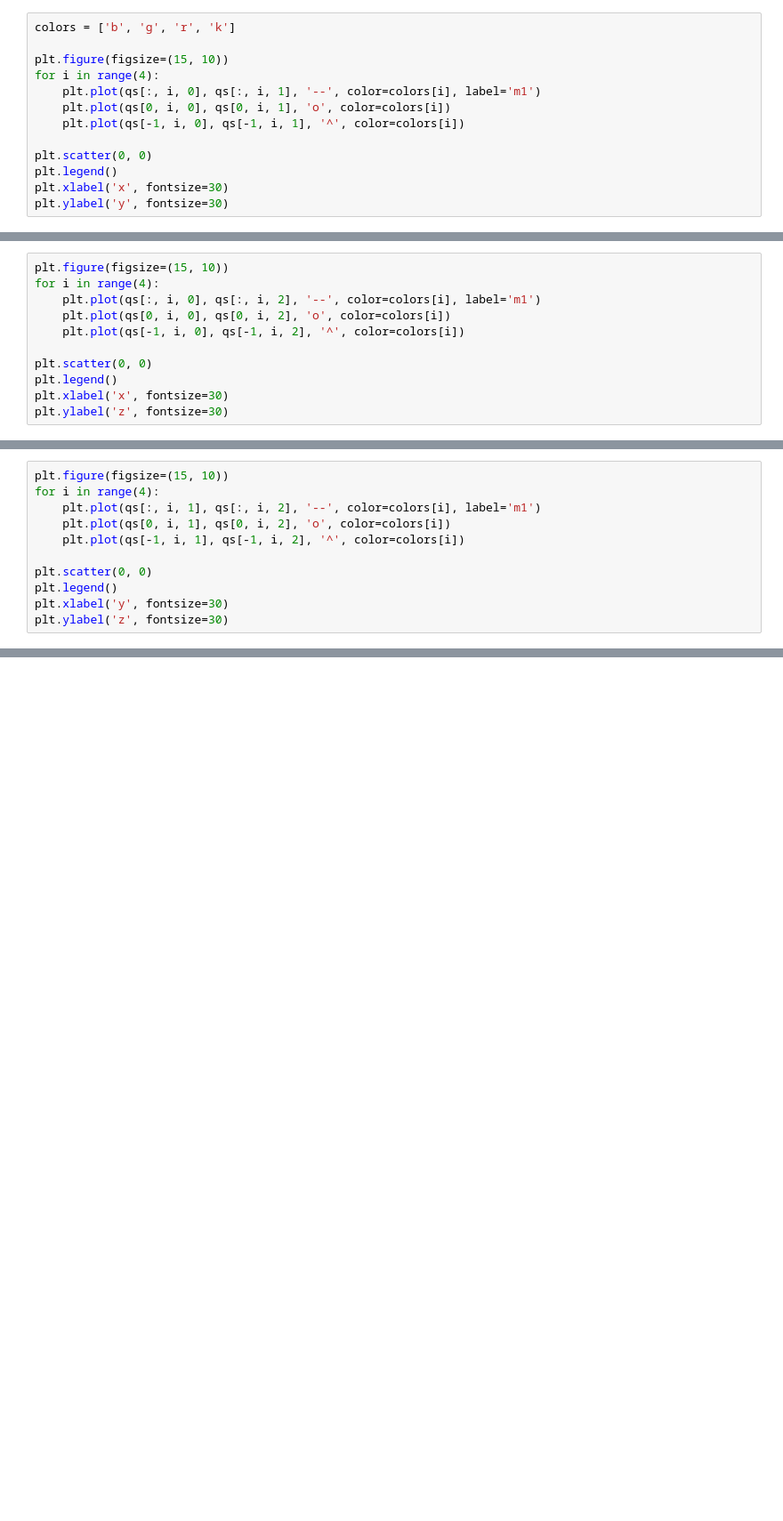
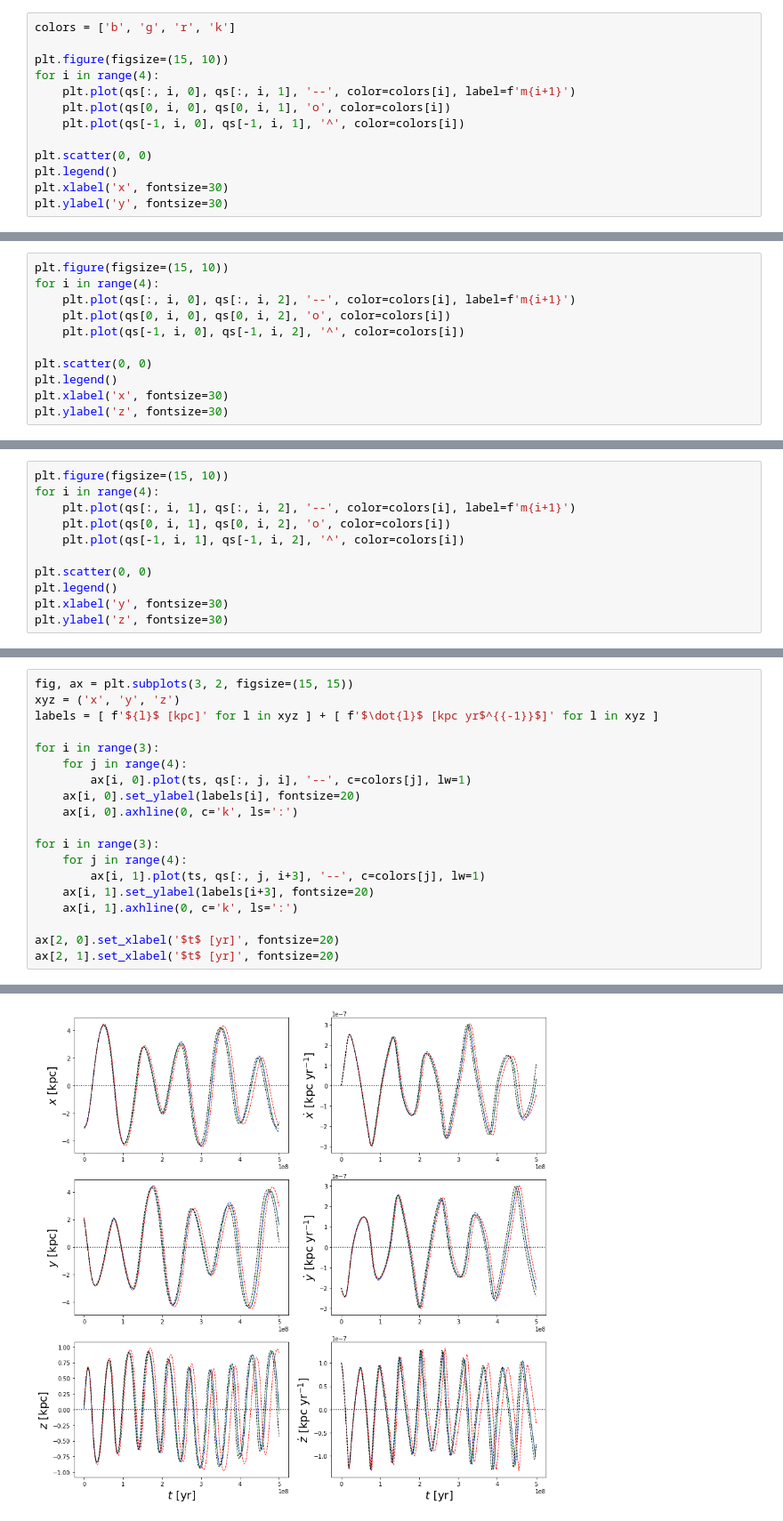
Before and after one commit to NoaVidovic/stream-nbody-simulation, a Jupyter notebook: n_body_orbit_integration.ipynb, the cells around one changed output, grey strips where cells are left out. Shown at 89% size. Saved outputs shown, nothing was run; the diff lists cells and outputs as text; blank space fills up the shorter version.

```diff
--- a/n_body_orbit_integration.ipynb
+++ b/n_body_orbit_integration.ipynb
@@ -150,7 +213,7 @@ colors = ['b', 'g', 'r', 'k']
 
 plt.figure(figsize=(15, 10))
 for i in range(4):
-    plt.plot(qs[:, i, 0], qs[:, i, 1], '--', color=colors[i], label='m1')
+    plt.plot(qs[:, i, 0], qs[:, i, 1], '--', color=colors[i], label=f'm{i+1}')
     plt.plot(qs[0, i, 0], qs[0, i, 1], 'o', color=colors[i])
     plt.plot(qs[-1, i, 0], qs[-1, i, 1], '^', color=colors[i])
 
@@ -164,7 +227,7 @@ Text(0, 0.5, 'y')
 # %%
 plt.figure(figsize=(15, 10))
 for i in range(4):
-    plt.plot(qs[:, i, 0], qs[:, i, 2], '--', color=colors[i], label='m1')
+    plt.plot(qs[:, i, 0], qs[:, i, 2], '--', color=colors[i], label=f'm{i+1}')
     plt.plot(qs[0, i, 0], qs[0, i, 2], 'o', color=colors[i])
     plt.plot(qs[-1, i, 0], qs[-1, i, 2], '^', color=colors[i])
 
@@ -178,7 +241,7 @@ Text(0, 0.5, 'z')
 # %%
 plt.figure(figsize=(15, 10))
 for i in range(4):
-    plt.plot(qs[:, i, 1], qs[:, i, 2], '--', color=colors[i], label='m1')
+    plt.plot(qs[:, i, 1], qs[:, i, 2], '--', color=colors[i], label=f'm{i+1}')
     plt.plot(qs[0, i, 1], qs[0, i, 2], 'o', color=colors[i])
     plt.plot(qs[-1, i, 1], qs[-1, i, 2], '^', color=colors[i])
 
@@ -203,0 +269,20 @@ plt.legend()
+# %%
+fig, ax = plt.subplots(3, 2, figsize=(15, 15))
+xyz = ('x', 'y', 'z')
+labels = [ f'${l}$ [kpc]' for l in xyz ] + [ f'$\dot{l}$ [kpc yr$^{{-1}}$]' for l in xyz ]
+
+for i in range(3):
+    for j in range(4):
+        ax[i, 0].plot(ts, qs[:, j, i], '--', c=colors[j], lw=1)
+    ax[i, 0].set_ylabel(labels[i], fontsize=20)
+    ax[i, 0].axhline(0, c='k', ls=':')
+
+for i in range(3):
+    for j in range(4):
+        ax[i, 1].plot(ts, qs[:, j, i+3], '--', c=colors[j], lw=1)
+    ax[i, 1].set_ylabel(labels[i+3], fontsize=20)
+    ax[i, 1].axhline(0, c='k', ls=':')
+
+ax[2, 0].set_xlabel('$t$ [yr]', fontsize=20)
+ax[2, 1].set_xlabel('$t$ [yr]', fontsize=20)
+# %% [output]
@@ -204 +290,2 @@ plt.legend()
+[figure, added]
 # %%
```
Also changed, not shown: parts of 8 cells of this notebook, 2 other files.
